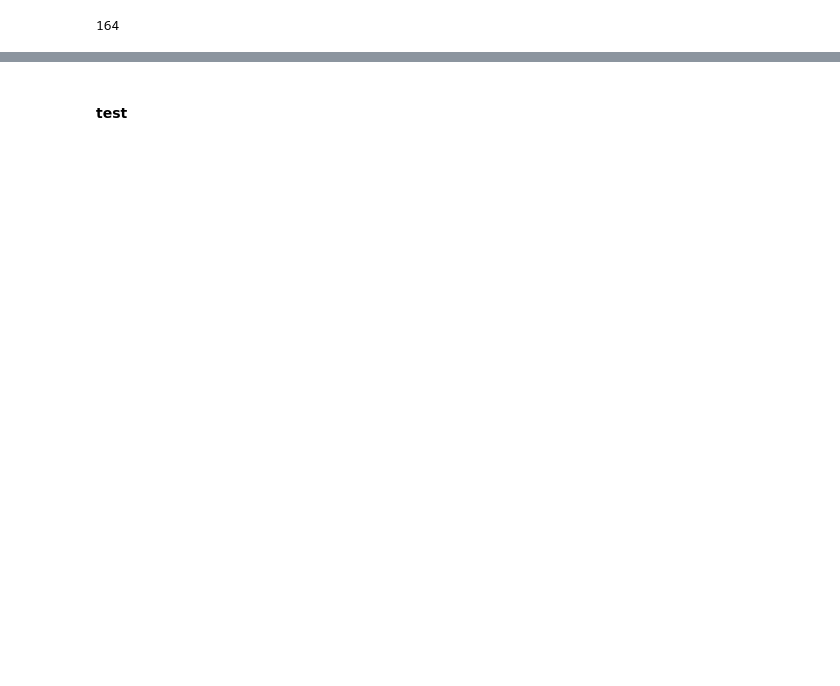
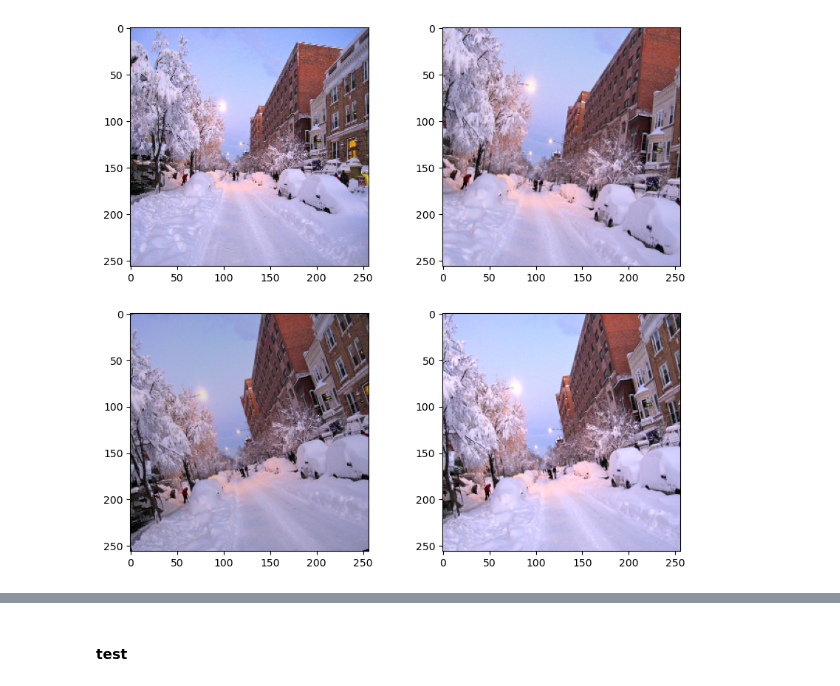
Before and after one commit to hojunking/auto_disaster_classifier, a Jupyter notebook: augmentation.ipynb, the cells around one changed output, grey strips where cells are left out. Saved outputs shown, nothing was run; the diff lists cells and outputs as text; code cells hidden in the pictures; blank space fills up the shorter version.

```diff
--- a/augmentation.ipynb
+++ b/augmentation.ipynb
@@ -6,49 +9,3 @@ import numpy as np
-# %%
-disaster_dataset = ['0218f76dff06752d', '02eab4f9ad6c0334', '0693141ad6ca7df3', '0bdfcf59dd6b55ce',
-                     '0ff480920c9928c5', '101b499a52d7f46a', '112caf3e075e5394', '132eac17a04c4517',
-                    '1550f14052bfec04', '183c1d7389c3b9ea', '1b24087aa0f9867b', '1df5638d77ff56cb',
-                    '1e2a454911be0c5f', '2341349abfc26e90', '24f67cf7b161ea6b', '2b3651e8ba31ee65',
-                    '2c67ed27579a6ea8', '345744962c7f4265', '34d50632542ecbb7', '35242c3f7a36c7bb',
-                    '36aee059e225bdaf', '3c6bf73ad74f1cd0', '3d789ac66fb6f955', '3f297fa8108336de',
-                    '3f75d6405bd8a83f', '56234c17e1d60456', '5b612117e5778a4f', '5c7d9dc0a050e458',
-                    '5d9d3da7f32e3ed0', '5dc549862bd6b8be', '6210ca5e86ae3d4e', '626d848b9b97ac60',
-                    '62f96f9bddee4d68', '676ed076e09c9831', '705926a75728804d', '73ec259eab888d00',
-                    '7633472d1ca39fe2', '78d846a0565d3bcd', '7b9ec91e0a4e22a9', '7e8eb56044f4b6fd',
-                    '7eaf75eb4e77e2fb', '818a844fd465ac22', '83b32c162d09a4f8', '84948dc5e331047f',
-                    '85f047ee06e75976', '88f9239e83cdb66d', '8b8fc6e31886cf55', '8e81cdd4461f27c4',
-                    '9272694dbd156cd5', '9e6328c01768659b', 'a052c41f030af85b', 'a0cfb16260ece855',
-                    'a2a59c80cef68850', 'a2e91881336cf349', 'a7a0b76240849487', 'a8f397a0f65a323c',
-                    'ade8e68f664d382f', 'b06aa91a6083c7c2', 'b3fec6a2d8c7536a', 'b85303b3bdfed978',
-                    'b8bc1b2847a360f1', 'be4d426c54e723b4', 'be5fb6daa44a3de5', 'bf8d2df0e0e9c22d',
-                    'bfdd567c7a0f948b', 'c5b72236f87adafc', 'c745a2779725f898', 'c9503eb51eee2f65',
-                    'cf2221aa10e29a2c', 'e22d5041146ddcf1', 'ef7aeb8f945dbab2', 'f5d7ec658b470898',
-                    'fd00a73e3f447913','022b54e4e857ed33', '0de39b3791f2baa6', '15657f348712e734', '25099167e4022eba',
-                    '26518efac4887b3c', '3797b764d267b064', '428509df148d1a27', '49aec59730a5a8aa',
-                    '51255a7a1548080e', '52fde99971a5708c', '58d12e852edf194f', '5bbe14ccb14cd541',
-                    '64285be9eb0c2a46', '6c7b295c1bceb158', '6e16070bbbf48bde', '721af8090dfd27aa',
-                    '874550cc18780297', '8a224c3b493fe762', '8cd19147d2c4f6b6', '91328c6645715517',
-                    'a545a8059df4801f', 'b80089edc6bbc0ed', 'd0d6ed4f1ccd7041', 'd1db43f8dc0c3780',
-                    'e05bc81aa1d691d8', 'efd4e8e3e46acafc', 'f3c2b2265ca7bc45', 'fc365a2dd199e835',
-                                        '00d425f0986ac579', '0128105921974df0', '01c4f65ea29a5632', '05b3130e553c6084',
-                    '153e26395bea1973', '1656a46450a881f5', '17dba0da31436843', '189f6a62d7fa224c',
-                    '2debae83fc6544cb', '4b2120ef0487e439', '502e1d8cb6b58911', '514efb5aee482d6f',
-                    '560e387f1b361a5c', '6a335f6ff3ffb6fd', 'bd62b456d26d69ea', 'd49698a15222f7fc',
-                    'db1890e3518f1218', 'dc68faebac1558fa', 'dd4ceaf81843211a', 'e674841ecccb5a3c',
-                    'fe2badae70e3f274', '002a6cf0d401929c', '009c5fb34590f1ca', '00c5ae08ce541b77','02272e5568435fda',
-                    '043ac011ff8afcf5', '04f67c62ee67f74b', '0589d82e0437d121', '0604cb9341631e15',
-                    '08fef6f3a0e3bbcb', '2c57d43b16d35db1', '3bba5ee24ec0ee54', '413a993b9bb464ab',
-                    '522c4fb0babb19f1', '55baf0e2c4186a11', '5763316a89f6298d', '6122e9cf06bd61ce',
-                    '6414f33c90e89519', '65258f8026ee8751', '678db2a731a13646', '6f7fc1281ee41e62',
-                    '7658e9d7ea54e4f6', '82e3aea3423ca41a', '96d9477747f15afd', 'a0f87eeae39baf57',
-                    'b74e7055559d0264', 'b8422e374555ab8a', 'b853a26933571d66','c478c70805c110f6',
-                    'da3ce31355e6391f','d6b1f98d28bf6e8a', 'd759ef76b9095152', 'dd45f271c163fe8c',
-                    'e7cef9a8ab2593a2', '02fd19498de1e94a', '290d59dab457a369', '295b7671477f50f9', '2e8300d0999c77b8',
-                    '31e0a1de0ee988a8', '3f63a70a78520377', '4080d016eb273aae', '7e2449f75a0a0acc',
-                    '9c24a74e0769736c'
-                   ]
-print(len(disaster_dataset))
-# %% [output]
-164
 # %%
 #image1 = cv2.imread("../Data/open_image_disaster/002a6cf0d401929c.jpg")
 #image2 = cv2.imread("../Data/open_image_disaster/b06aa91a6083c7c2.jpg")
@@ -65,6 +22,10 @@ transform = A.Compose([
     #    A.Normalize(mean=[0.485, 0.456, 0.406], std=[0.229, 0.224, 0.225], max_pixel_value=255.0, p=1.0)
     #A.pytorch.transforms.ToTensorV2()
 ])
+
+transform_o = A.Compose([
+    A.Resize(height = 256, width = 256)
+])
 # %%
 augmentation = []
 real_image = []
@@ -96,13 +57,18 @@ plt.show()
 # %%
 test_img = '3f63a70a78520377'
 
 plt.figure(figsize=(10,200))
-for i in range(8):
-    im_bgr = cv2.imread("../Data/open_image_disaster/" + test_img +".jpg")
-    img = im_bgr[:, :, ::-1]
+im_bgr = cv2.imread("../Data/disaster_images/open_image_disaster/" + test_img +".jpg")
+img = im_bgr[:, :, ::-1]
+plt.subplot(40,2,1)
+plt.imshow(transform_o(image=img)['image'], cmap=plt.cm.binary)
+for i in range(1,4):
+
 
     plt.grid(False)
     plt.subplot(40,2,i+1)
     plt.imshow(transform(image=img)["image"], cmap=plt.cm.binary)
 
 plt.show()
+# %% [output]
+[figure, added]
```
Also changed, not shown: parts of 9 cells of this notebook, 3 other files.
